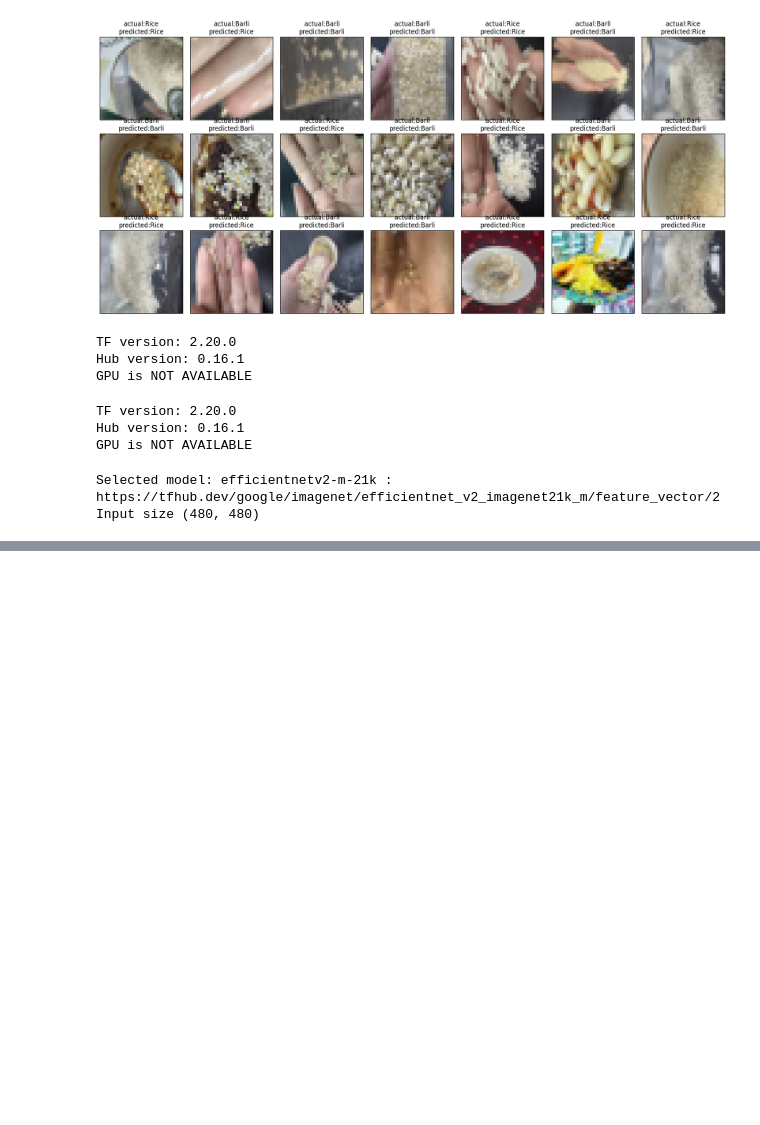
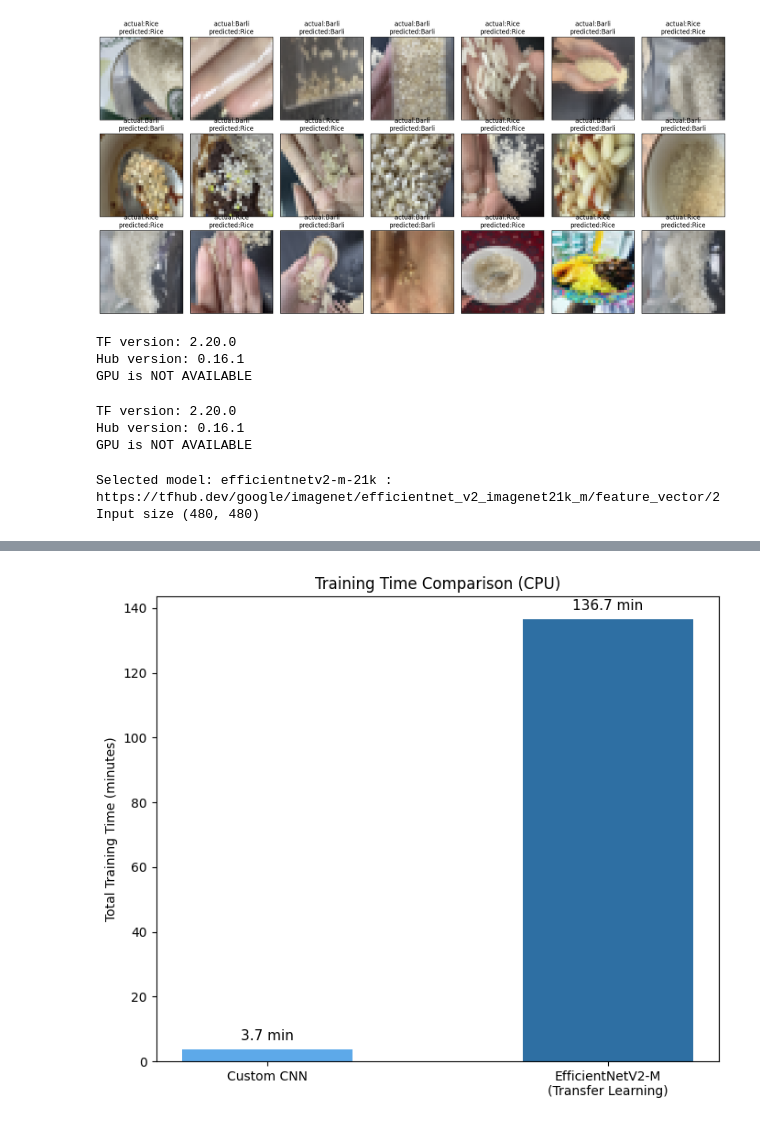
Before and after one commit to QueenWafa/grain-classification-cnn, a Jupyter notebook: Grain.ipynb, the cells around one changed output, grey strips where cells are left out. Cells and saved outputs as stored; diff of their text form; code cells hidden in the pictures; blank space fills up the shorter version.

```diff
--- a/Grain.ipynb
+++ b/Grain.ipynb
@@ -818,0 +893,20 @@ plt.show()
+# %%
+import matplotlib.pyplot as plt
+
+model_names = ["Custom CNN", "EfficientNetV2-M\n(Transfer Learning)"]
+training_minutes = [3.7, 136.7]
+
+fig, ax = plt.subplots(figsize=(7, 6))
+bars = ax.bar(model_names, training_minutes, color=["#5DA9E9", "#2E6FA3"], width=0.5)
+ax.set_ylabel("Total Training Time (minutes)")
+ax.set_title("Training Time Comparison (CPU)")
+
+for bar in bars:
+    height = bar.get_height()
+    ax.annotate(f'{height:.1f} min', xy=(bar.get_x() + bar.get_width() / 2, height),
+                xytext=(0, 5), textcoords="offset points", ha='center', va='bottom', fontsize=11)
+
+plt.tight_layout()
+plt.show()
+# %% [output]
+[figure, added]
```
Also changed, not shown: parts of 15 cells of this notebook.
